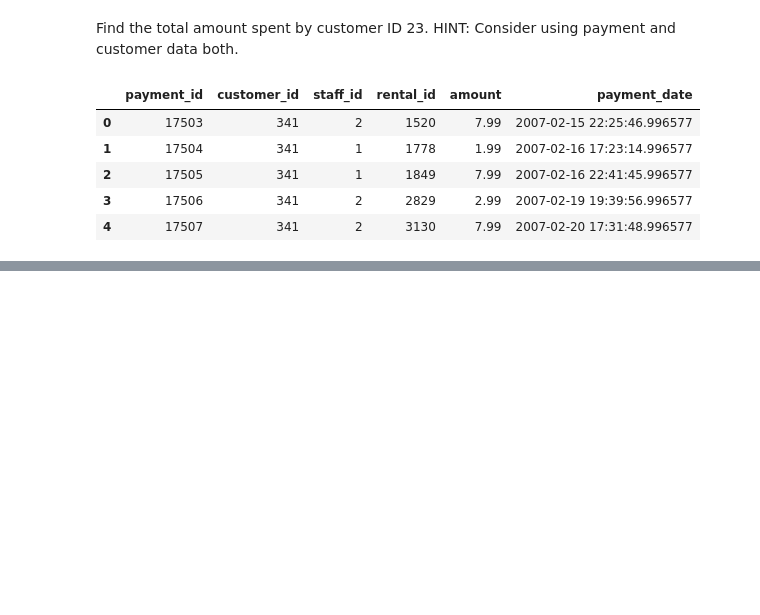
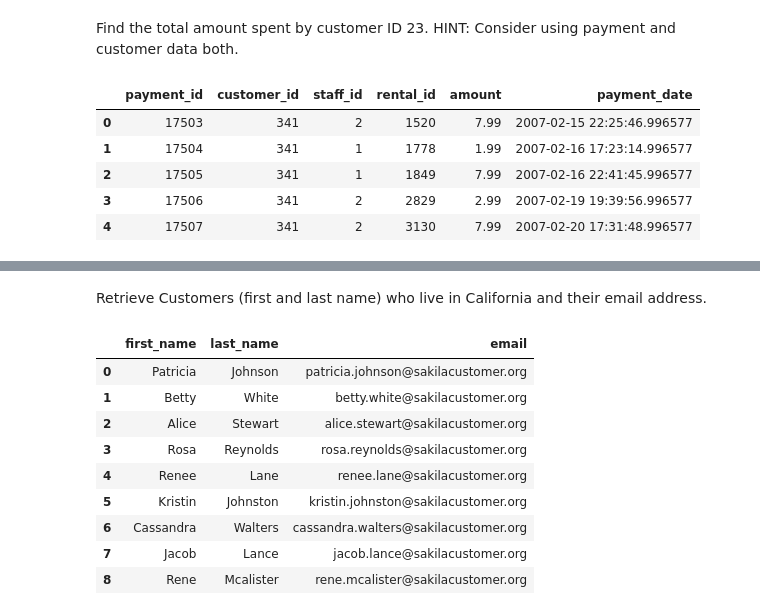
Before and after one commit to bayraktarengin/eurotech_ds, a Jupyter notebook: dvd.ipynb, the cells around one changed output, grey strips where cells are left out. Cells and saved outputs as stored; diff of their text form; code cells hidden in the pictures; blank space fills up the shorter version.

```diff
--- a/dvd.ipynb
+++ b/dvd.ipynb
@@ -466,0 +481,27 @@ sqldf(q)
+# %% [markdown]
+Retrieve Customers (first and last name) who live in California and their email address.
+# %%
+q = """
+
+SELECT
+        c.first_name,
+        c.last_name,
+        c.email
+        FROM customer c
+        INNER JOIN address a on c.address_id=a.address_id
+        WHERE a.district= 'California'
+
+    """
+
+sqldf(q)
+# %% [output]
+|  | first_name | last_name | email |
+| 0 | Patricia | Johnson | patricia.johnson@sakilacustomer.org |
+| 1 | Betty | White | betty.white@sakilacustomer.org |
+| 2 | Alice | Stewart | alice.stewart@sakilacustomer.org |
+| 3 | Rosa | Reynolds | rosa.reynolds@sakilacustomer.org |
+| 4 | Renee | Lane | renee.lane@sakilacustomer.org |
+| 5 | Kristin | Johnston | kristin.johnston@sakilacustomer.org |
+| 6 | Cassandra | Walters | cassandra.walters@sakilacustomer.org |
+| 7 | Jacob | Lance | jacob.lance@sakilacustomer.org |
+| 8 | Rene | Mcalister | rene.mcalister@sakilacustomer.org |
```
Also changed, not shown: parts of 28 cells of this notebook.
